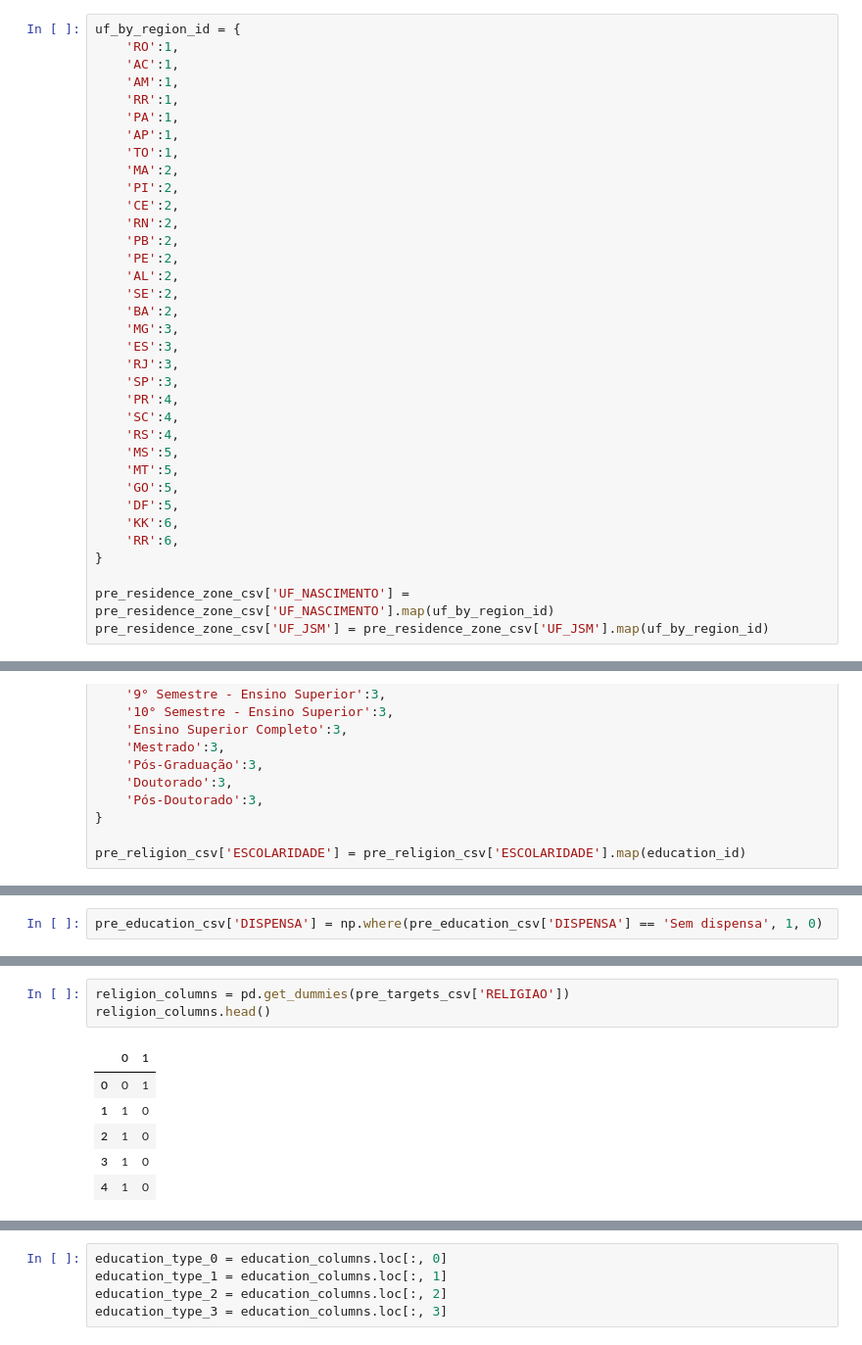
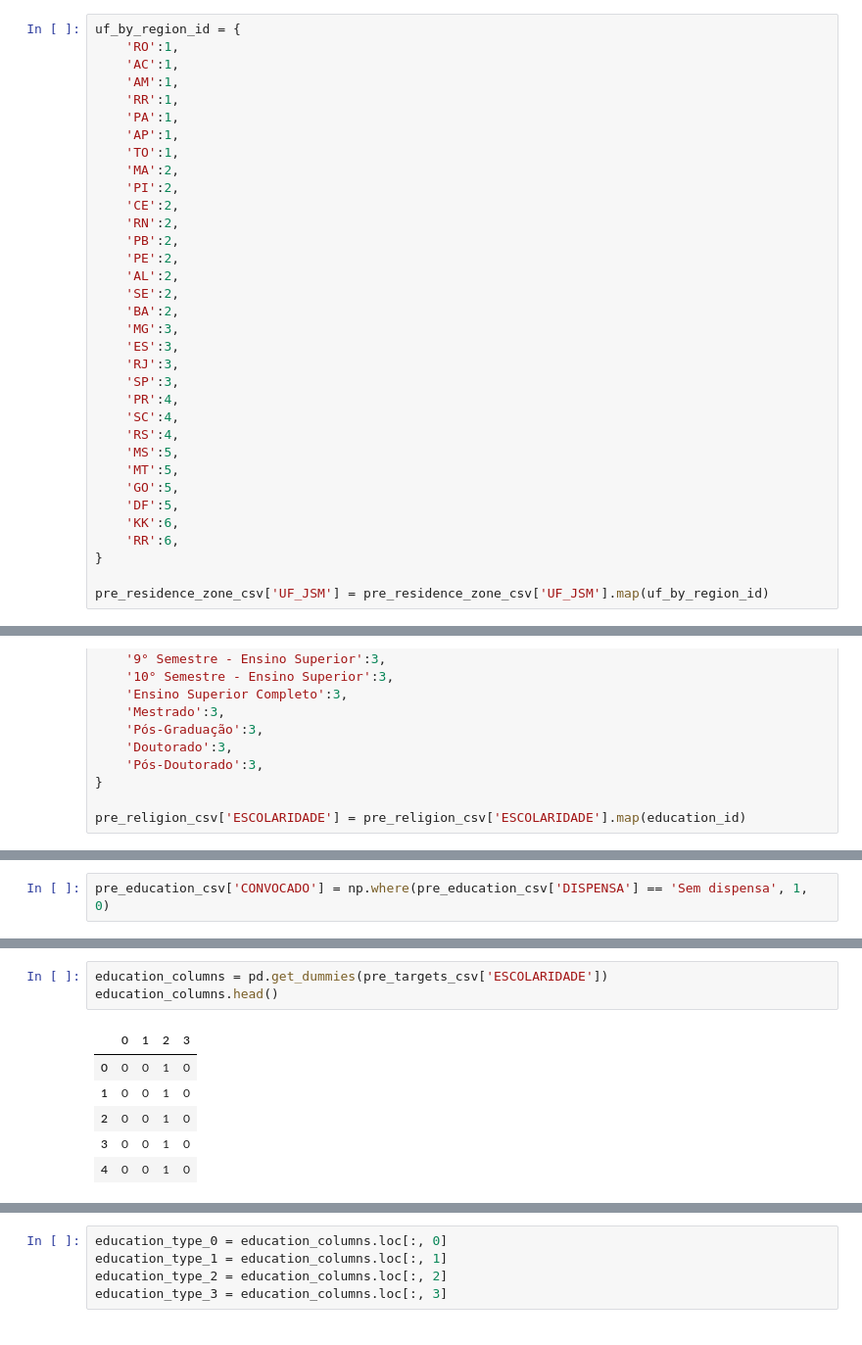
Before and after one commit to PauloKeller/AI, a Jupyter notebook: servico_militar/Preprocessing.ipynb, the cells around one changed output, grey strips where cells are left out. Shown at 98% size. Drawn from its saved outputs; the diff is of its cells as text.

```diff
--- a/servico_militar/Preprocessing.ipynb
+++ b/servico_militar/Preprocessing.ipynb
@@ -229,7 +230,6 @@ uf_by_region_id = {
     'RR':6,
 }
 
-pre_residence_zone_csv['UF_NASCIMENTO'] = pre_residence_zone_csv['UF_NASCIMENTO'].map(uf_by_region_id)
 pre_residence_zone_csv['UF_JSM'] = pre_residence_zone_csv['UF_JSM'].map(uf_by_region_id)
 # %%
 pre_uf_region_csv = pre_residence_zone_csv.copy()
@@ -357,5 +359,5 @@ pre_education_csv.head()
 # %%
-pre_education_csv['DISPENSA'] = np.where(pre_education_csv['DISPENSA'] == 'Sem dispensa', 1, 0)
+pre_education_csv['CONVOCADO'] = np.where(pre_education_csv['DISPENSA'] == 'Sem dispensa', 1, 0)
 # %%
 pre_targets_csv = pre_education_csv.copy()
 pre_targets_csv.head()
@@ -369,10 +371,10 @@ pre_targets_csv.head()
 # %%
-religion_columns = pd.get_dummies(pre_targets_csv['RELIGIAO'])
-religion_columns.head()
+education_columns = pd.get_dummies(pre_targets_csv['ESCOLARIDADE'])
+education_columns.head()
 # %% [output]
-|  | 0 | 1 |
-| 0 | 0 | 1 |
-| 1 | 1 | 0 |
-| 2 | 1 | 0 |
-| 3 | 1 | 0 |
-| 4 | 1 | 0 |
+|  | 0 | 1 | 2 | 3 |
+| 0 | 0 | 0 | 1 | 0 |
+| 1 | 0 | 0 | 1 | 0 |
+| 2 | 0 | 0 | 1 | 0 |
+| 3 | 0 | 0 | 1 | 0 |
+| 4 | 0 | 0 | 1 | 0 |
```
Also changed, not shown: parts of 40 cells of this notebook, 1 other file.
